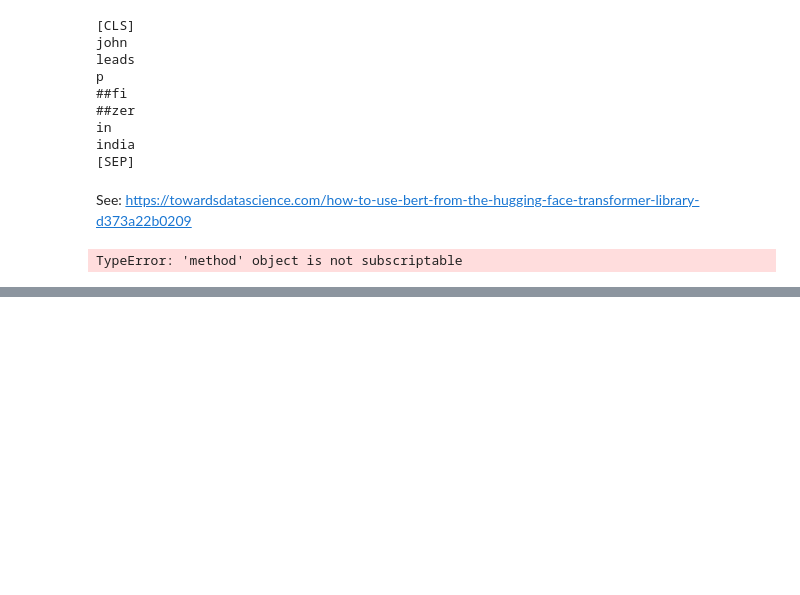
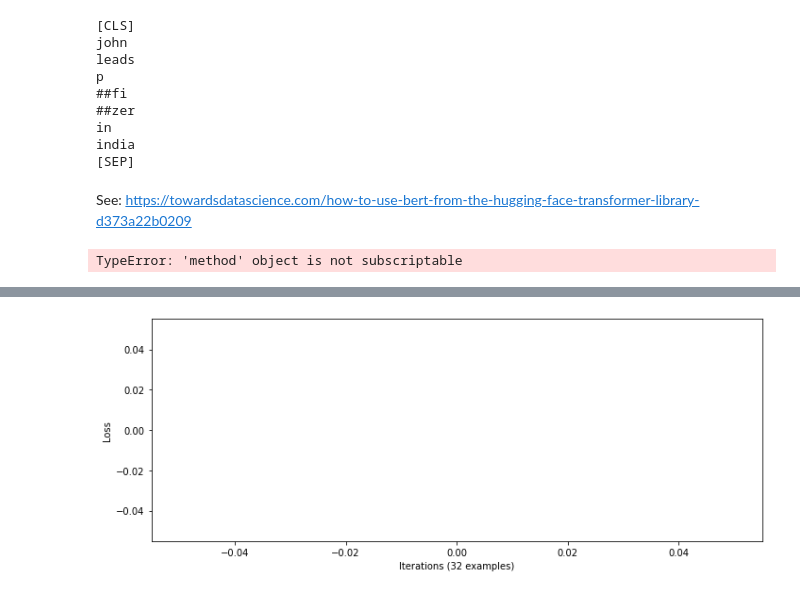
Before and after one commit to FilterBubbleErik/transformers, a Jupyter notebook: test.ipynb, the cells around one changed output, grey strips where cells are left out. Saved outputs shown, nothing was run; the diff lists cells and outputs as text; code cells hidden in the pictures; blank space fills up the shorter version.

```diff
--- a/test.ipynb
+++ b/test.ipynb
@@ -1662,0 +1793,2 @@ TypeError: 'method' object is not subscriptable
+# %%
+device = torch.device("cuda" if torch.cuda.is_available() else "cpu")
@@ -1662,0 +1801,45 @@ TypeError: 'method' object is not subscriptable
+# %%
+train_loss = []
+# iterate through the data 'n_epochs' times
+for epoch in tqdmn(range(n_epochs)):
+    current_loss = 0
+    # iterate through each batch of the train data
+    for i, batch in enumerate(tqdmn(train_data)):
+        if i >= 4:
+            break
+        # move the batch tensors to the same device as the
+        batch = { k: v.to(device) for k, v in batch.items() }
+        # send 'input_ids', 'attention_mask' and 'labels' to the model
+        outputs = model(**batch)
+        # the outputs are of shape (loss, logits)
+        loss = outputs[0]
+        # with the .backward method it calculates all
+        # of  the gradients used for autograd
+        loss.backward()
+        # NOTE: if we append `loss` (a tensor) we will force the GPU to save
+        # the loss into its memory, potentially filling it up. To avoid this
+        # we rather store its float value, which can be accessed through the
+        # `.item` method
+        current_loss += loss.item()
+        if i % 8 == 0 and i > 0:
+            # update the model using the optimizer
+            optimizer.step()
+            # once we update the model we set the gradients to zero
+            optimizer.zero_grad()
+            # store the loss value for visualization
+            train_loss.append(current_loss / 32)
+            current_loss = 0
+    # update the model one last time for this epoch
+    optimizer.step()
+    optimizer.zero_grad()
+# %%
+fig, ax = plt.subplots(figsize=(10, 4))
+# visualize the loss values
+ax.plot(train_loss)
+# set the labels
+ax.set_ylabel('Loss')
+ax.set_xlabel('Iterations (32 examples)')
+fig.tight_layout()
+plt.show()
+# %% [output]
+[figure, added]
```
Also changed, not shown: parts of 21 cells of this notebook.
